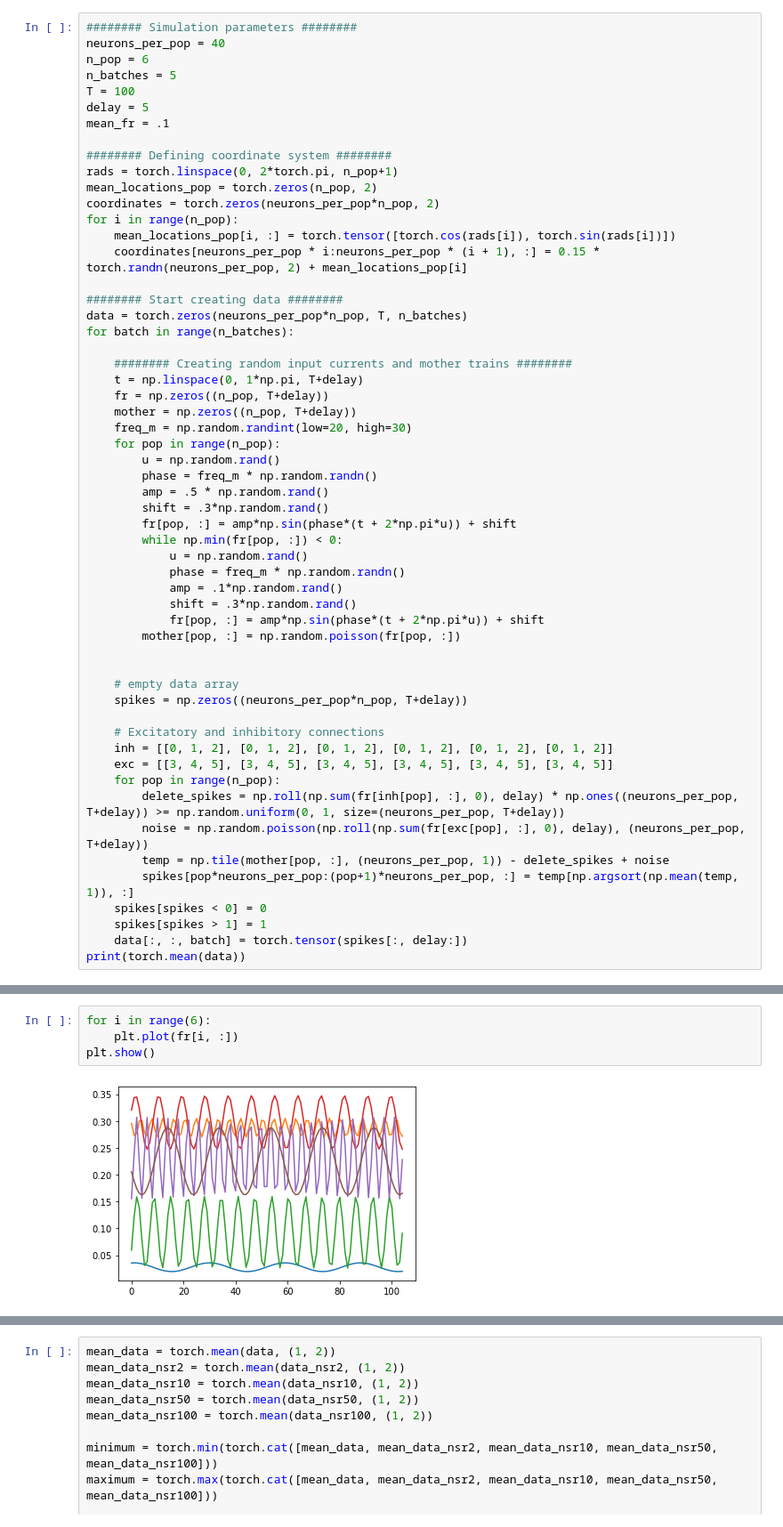
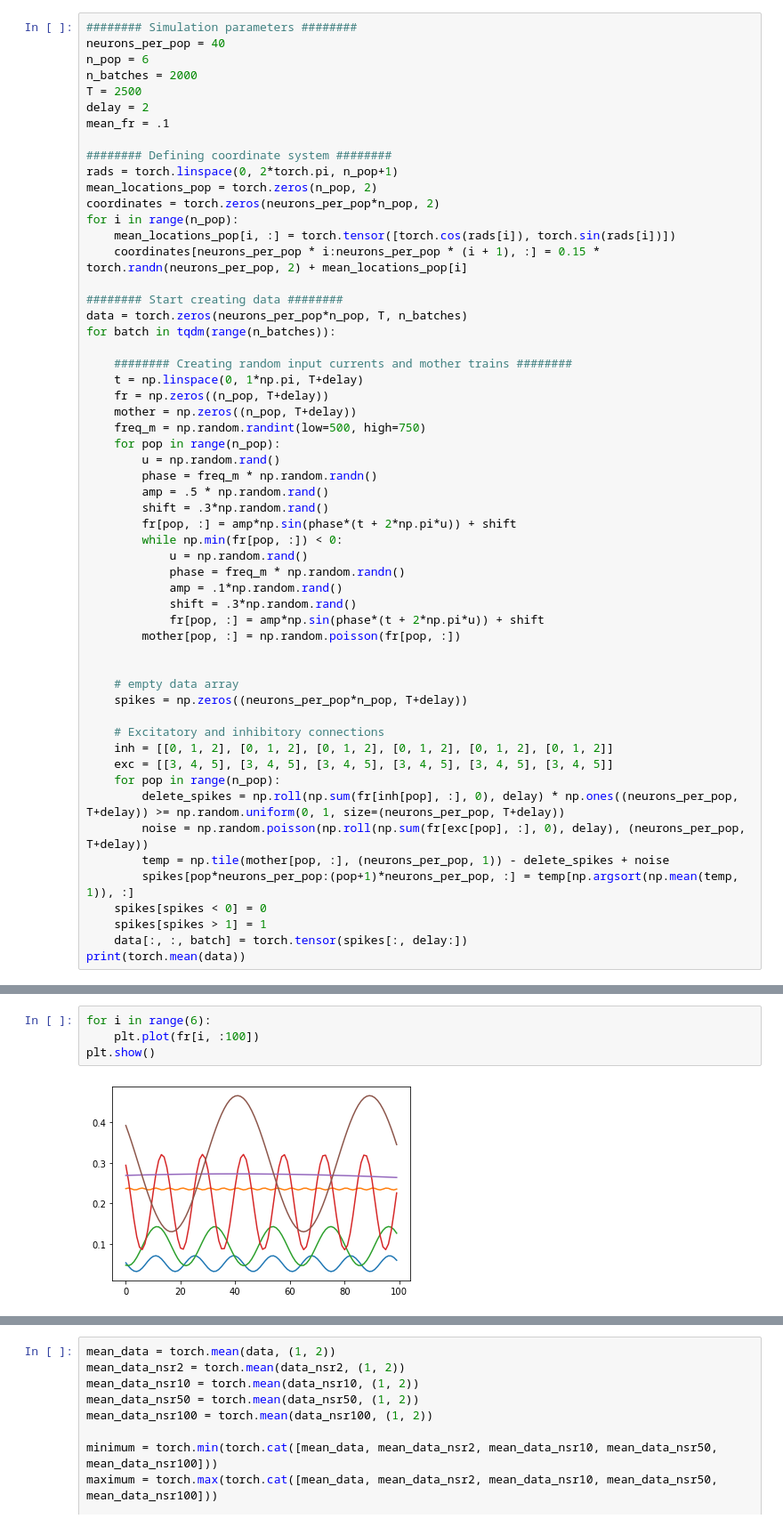
Before and after one commit to casperpeters/intern, a Jupyter notebook: notebooks/Poisson Time-shifted data/Sampling and transition rates.ipynb, the cells around one changed output, grey strips where cells are left out. Shown: that part at 89% size. Drawn from its saved outputs; the diff is of its cells as text.

```diff
--- a/notebooks/Poisson Time-shifted data/Sampling and transition rates.ipynb
+++ b/notebooks/Poisson Time-shifted data/Sampling and transition rates.ipynb
@@ -31,9 +32,9 @@ from data.reshape_data import *
 ######## Simulation parameters ########
 neurons_per_pop = 40
 n_pop = 6
-n_batches = 5
-T = 100
-delay = 5
+n_batches = 2000
+T = 2500
+delay = 2
 mean_fr = .1
 
 ######## Defining coordinate system ########
@@ -46,13 +47,13 @@ for i in range(n_pop):
 
 ######## Start creating data ########
 data = torch.zeros(neurons_per_pop*n_pop, T, n_batches)
-for batch in range(n_batches):
+for batch in tqdm(range(n_batches)):
 
     ######## Creating random input currents and mother trains ########
     t = np.linspace(0, 1*np.pi, T+delay)
     fr = np.zeros((n_pop, T+delay))
     mother = np.zeros((n_pop, T+delay))
-    freq_m = np.random.randint(low=20, high=30)
+    freq_m = np.random.randint(low=500, high=750)
     for pop in range(n_pop):
         u = np.random.rand()
         phase = freq_m * np.random.randn()
@@ -88,8 +89,8 @@ tensor(0.2875)
 # %%
 for i in range(6):
-    plt.plot(fr[i, :])
+    plt.plot(fr[i, :100])
 plt.show()
 # %% [output]
-[figure, old version]
+[figure, new version]
 # %%
 sampling_range = [1, 2, 5, 8, 10, 20, 25, 40, 50, 100, 200]
```
Also changed, not shown: parts of 9 cells of this notebook, 6 other files.
